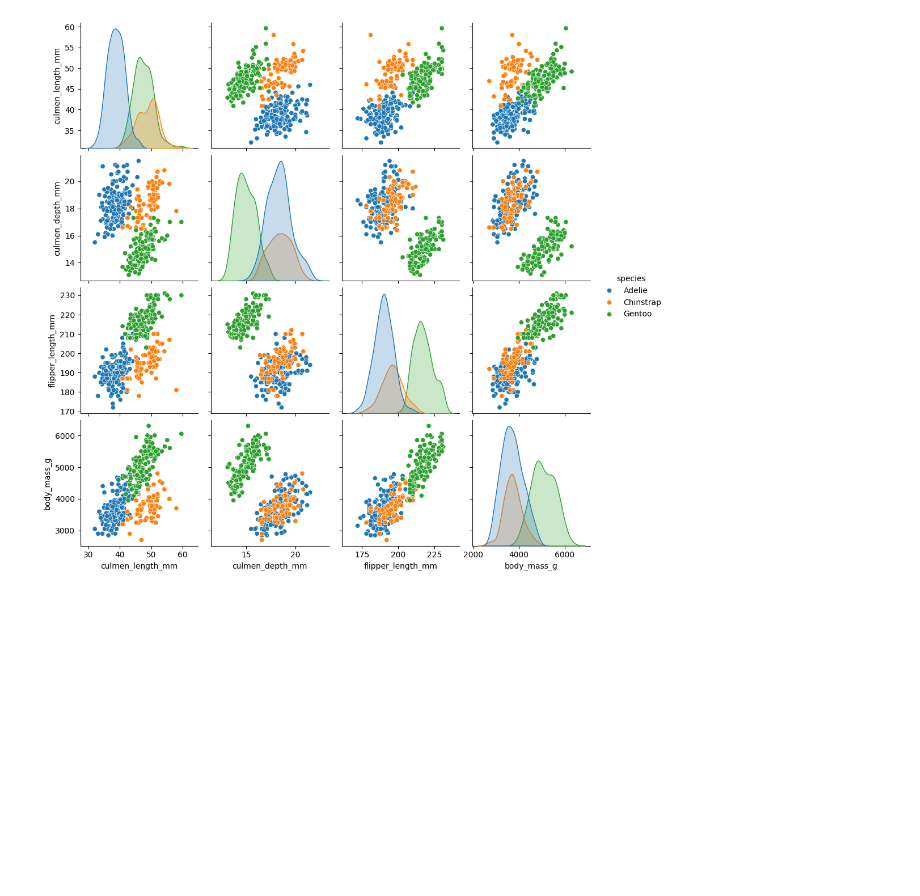
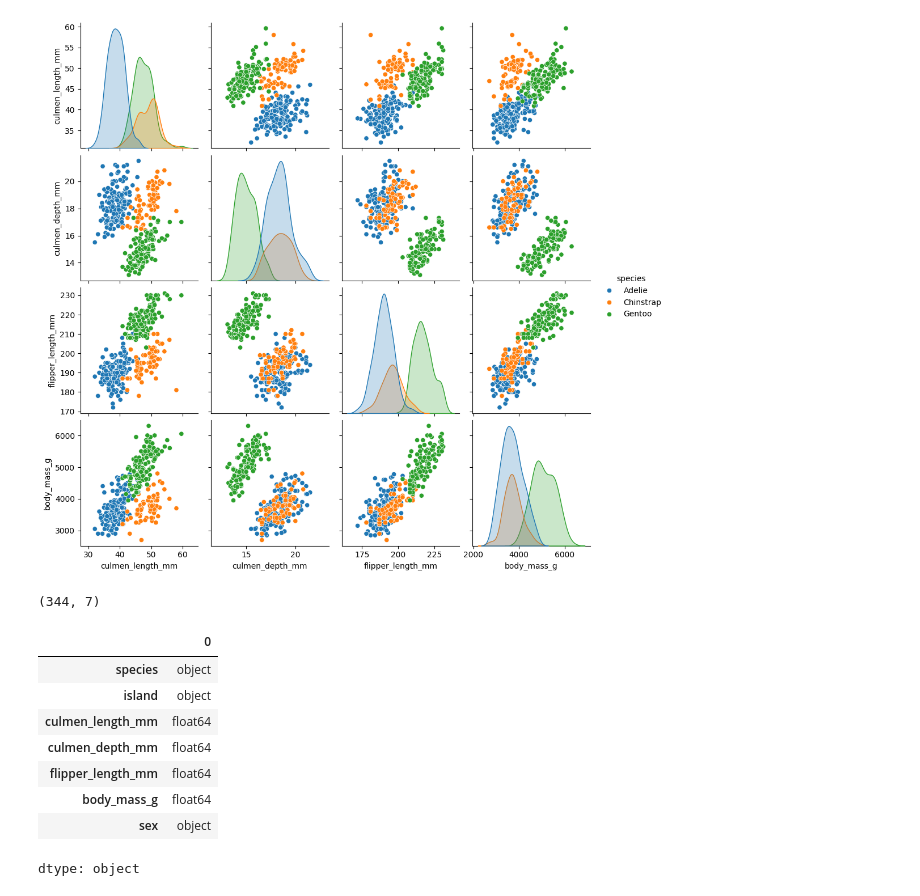
Before and after one commit to Aerospace-prog/Python-For-AI-Ml, a Jupyter notebook: Python_For_Ai_Ml.ipynb, the cells around one changed output. Drawn from its saved outputs; the diff is of its cells as text; code cells hidden in the pictures; blank space fills up the shorter version.

```diff
--- a/Python_For_Ai_Ml.ipynb
+++ b/Python_For_Ai_Ml.ipynb
@@ -2926,3 +2926,23 @@ Data columns (total 7 columns):
 dtypes: float64(4), object(3)
 memory usage: 18.9+ KB
 [figure]
+# %%
+# Getting Rows and Columns
+
+df.shape
+# %% [output]
+(344, 7)
+# %%
+# Datatypes of these attributes
+
+df.dtypes
+# %% [output]
+|  | 0 |
+| species | object |
+| island | object |
+| culmen_length_mm | float64 |
+| culmen_depth_mm | float64 |
+| flipper_length_mm | float64 |
+| body_mass_g | float64 |
+| sex | object |
+dtype: object
```
Also changed, not shown: parts of 1 cell of this notebook.
